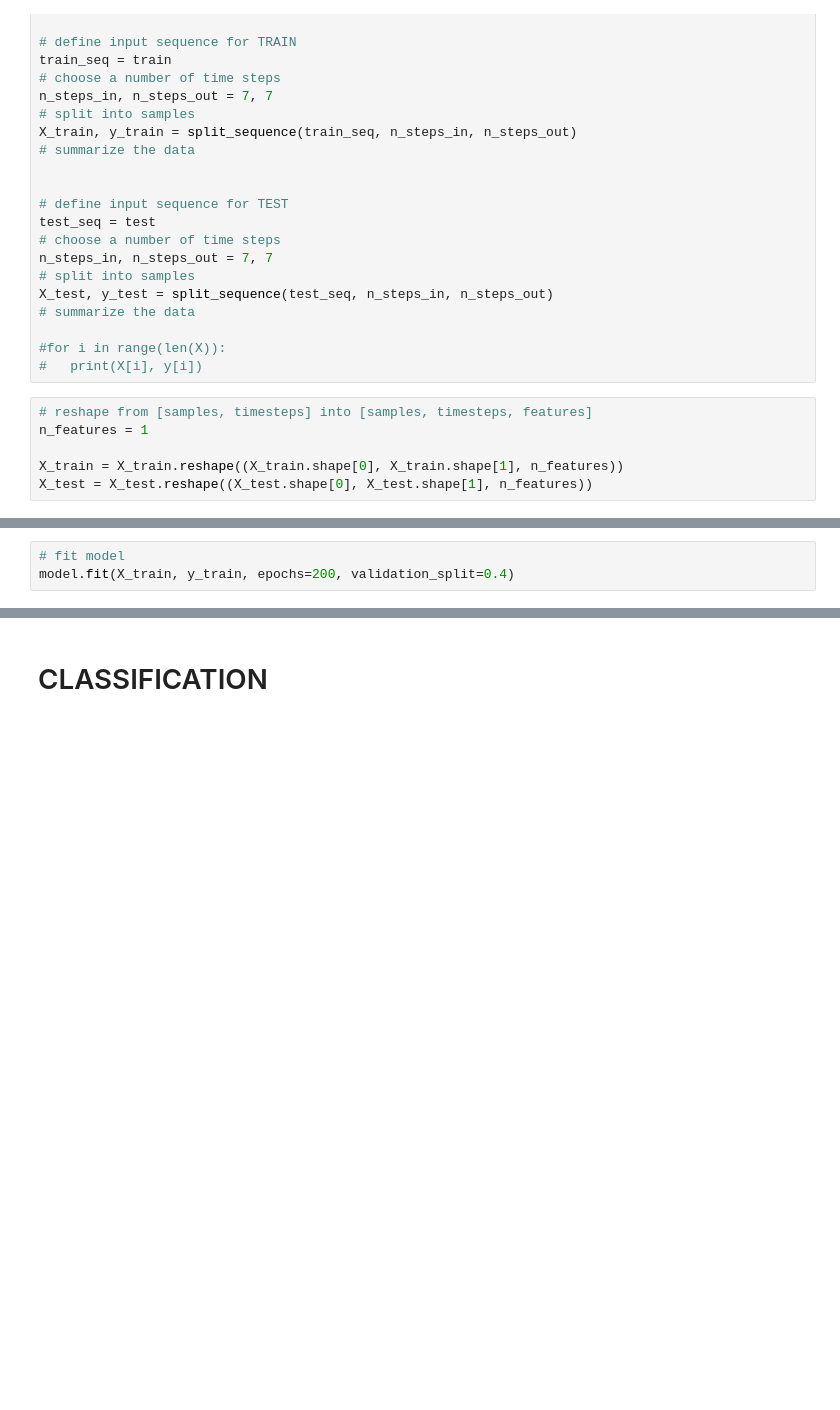
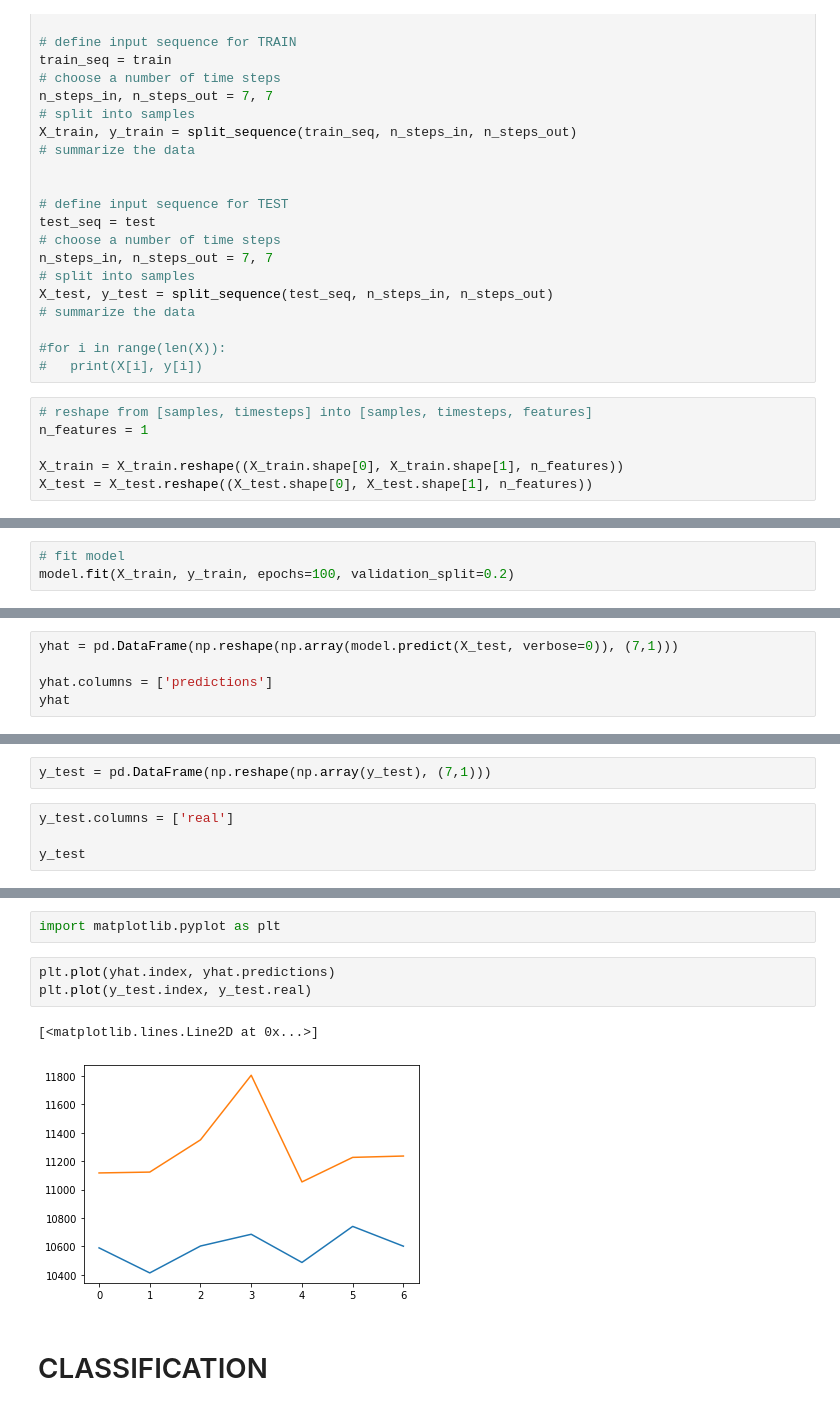
Before and after one commit to DonaldTurton/iLab2, a Jupyter notebook: Mdoelling_1.ipynb, the cells around one changed output, grey strips where cells are left out. Cells and saved outputs as stored; diff of their text form; blank space fills up the shorter version.

Commit message:
multi-step univaraite vector output model predicts and has a graph to show pred vs real

```diff
--- a/Mdoelling_1.ipynb
+++ b/Mdoelling_1.ipynb
@@ -1218,4 +1218,4 @@ WARNING:tensorflow:Layer lstm_9 will not use cuDNN kernel since it doesn't meet
 # %%
 # fit model
-model.fit(X_train, y_train, epochs=200, validation_split=0.4)
+model.fit(X_train, y_train, epochs=100, validation_split=0.2)
 # %% [output]
@@ -1250,0 +1240,5 @@ array([[11117.        , 11123.        , 11350.        , 11804.7440126 ,
+# %%
+yhat = pd.DataFrame(np.reshape(np.array(model.predict(X_test, verbose=0)), (7,1)))
+
+yhat.columns = ['predictions']
+yhat
@@ -1250,0 +1254,6 @@ array([[11117.        , 11123.        , 11350.        , 11804.7440126 ,
+# %%
+y_test = pd.DataFrame(np.reshape(np.array(y_test), (7,1)))
+# %%
+y_test.columns = ['real']
+
+y_test
@@ -1251,3 +1269,11 @@ array([[11117.        , 11123.        , 11350.        , 11804.7440126 ,
+# %%
+import matplotlib.pyplot as plt
+# %%
+plt.plot(yhat.index, yhat.predictions)
+plt.plot(y_test.index, y_test.real)
+# %% [output]
+[<matplotlib.lines.Line2D at 0x...>]
+[figure, added]
 # %% [markdown]
 # CLASSIFICATION
 # %%
```
Also changed, not shown: parts of 7 cells of this notebook.
